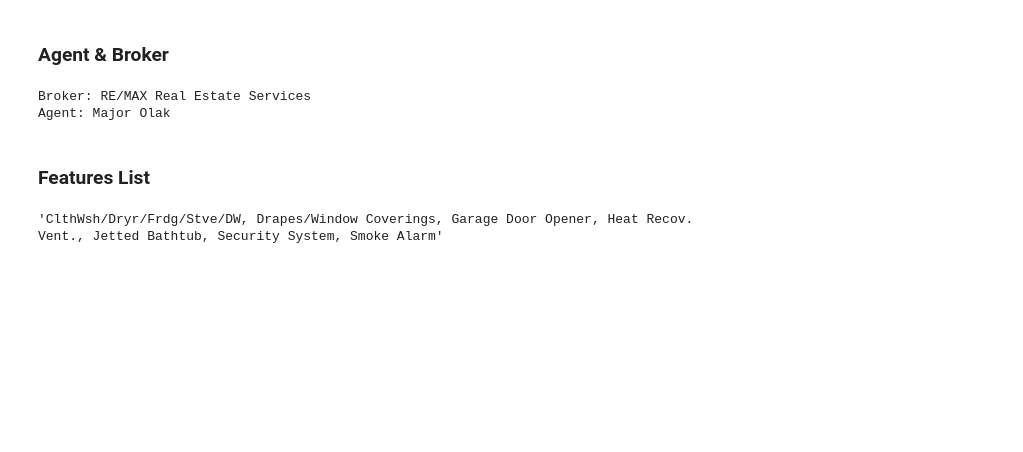
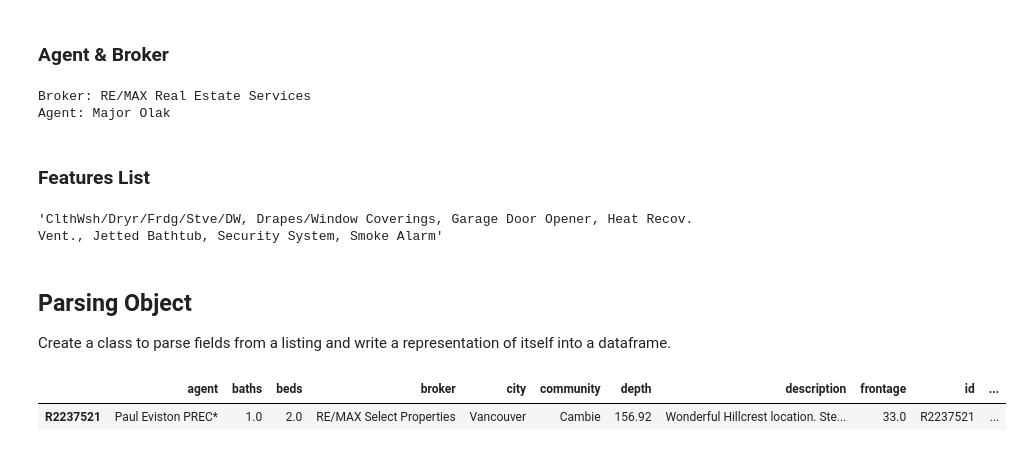
Before and after one commit to jenden/house-scraper, a Jupyter notebook: parsing_exploration.ipynb, the cells around one changed output. Drawn from its saved outputs; the diff is of its cells as text; code cells hidden in the pictures; blank space fills up the shorter version.

Commit message:
Finished parser and started scraping listings

```diff
--- a/parsing_exploration.ipynb
+++ b/parsing_exploration.ipynb
@@ -11,8 +11,11 @@ from bs4 import BeautifulSoup
 import requests
 import pandas as pd
 
-target = 'https://www.rew.ca/properties/R2227563/401-e-55th-avenue-vancouver-bc'
-page = requests.get(target)
+HEADERS = {'User-Agent': 'Mozilla/5.0 (Macintosh; Intel Mac OS X 10_9_3) AppleWebKit/537.75.14 (KHTML, like Gecko) Version/7.0.3 Safari/7046A194A'}
+
+# target = 'https://www.rew.ca/properties/R2227563/401-e-55th-avenue-vancouver-bc'
+target = 'https://www.rew.ca/properties/R2237521/85-w-26th-avenue-vancouver-bc'
+page = requests.get(target, headers=HEADERS)
 soup = BeautifulSoup(page.text, 'html5lib')
 print(soup.prettify())
 # %% [output]
@@ -44,7 +47,7 @@ if not os.path.exists(fpath):
         fp.write(soup.prettify())
 # %%
 # load from file
-with open(fpath, 'r') as fp:
+with open(fpath, 'r') das fp:
     page = fp.read()
 soup = BeautifulSoup(page, 'html5lib')
 # %% [markdown]
@@ -157,3 +160,6 @@ feature_table = soup.find('caption', string=re.compile('Special'))
 feature_table.findNext('th').findNext('td').text.strip()
 # %% [output]
 'ClthWsh/Dryr/Frdg/Stve/DW, Drapes/Window Coverings, Garage Door Opener, Heat Recov. Vent., Jetted Bathtub, Security System, Smoke Alarm'
+# %% [markdown]
+## Parsing Object
+Create a class to parse fields from a listing and write a representation of itself into a dataframe.
@@ -159,0 +246,7 @@ feature_table.findNext('th').findNext('td').text.strip()
+# %%
+# original target no longer exists, let's test with a new URL
+house = ListingParser('https://www.rew.ca/properties/R2237521/85-w-26th-avenue-vancouver-bc')
+house.to_table()
+# %% [output]
+|  | agent | baths | beds | broker | city | community | depth | description | frontage | id | ... |
+| R2237521 | Paul Eviston PREC* | 1.0 | 2.0 | RE/MAX Select Properties | Vancouver | Cambie | 156.92 | Wonderful Hillcrest location. Ste... | 33.0 | R2237521 | ... |
```
Also changed, not shown: parts of 9 cells of this notebook.
